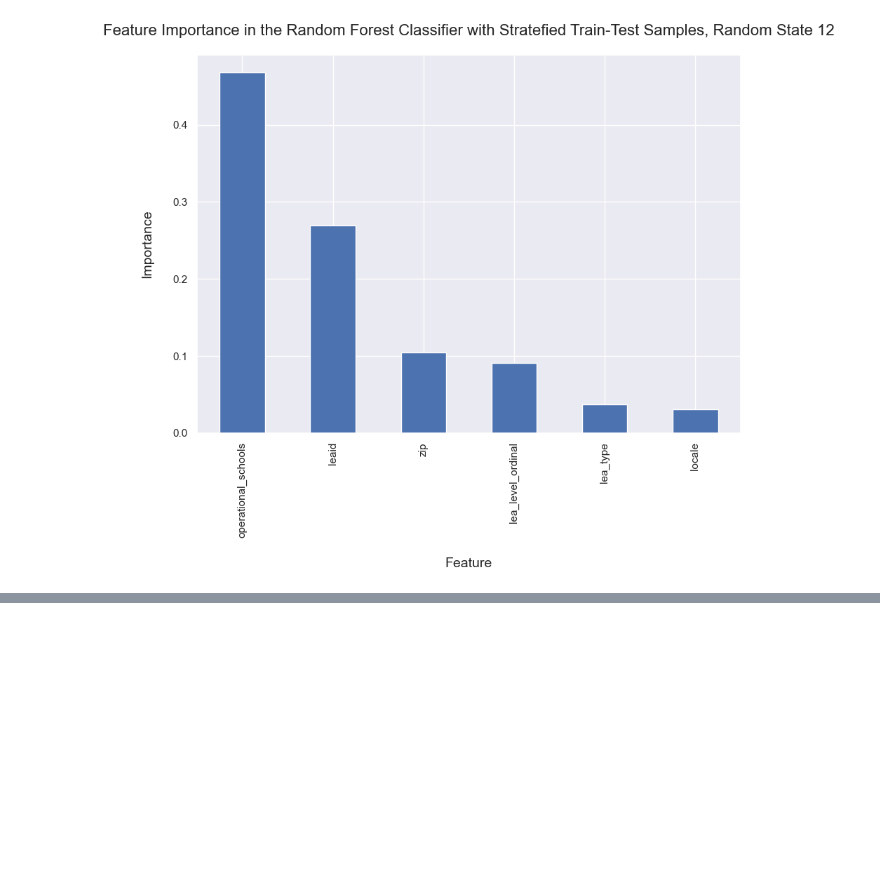
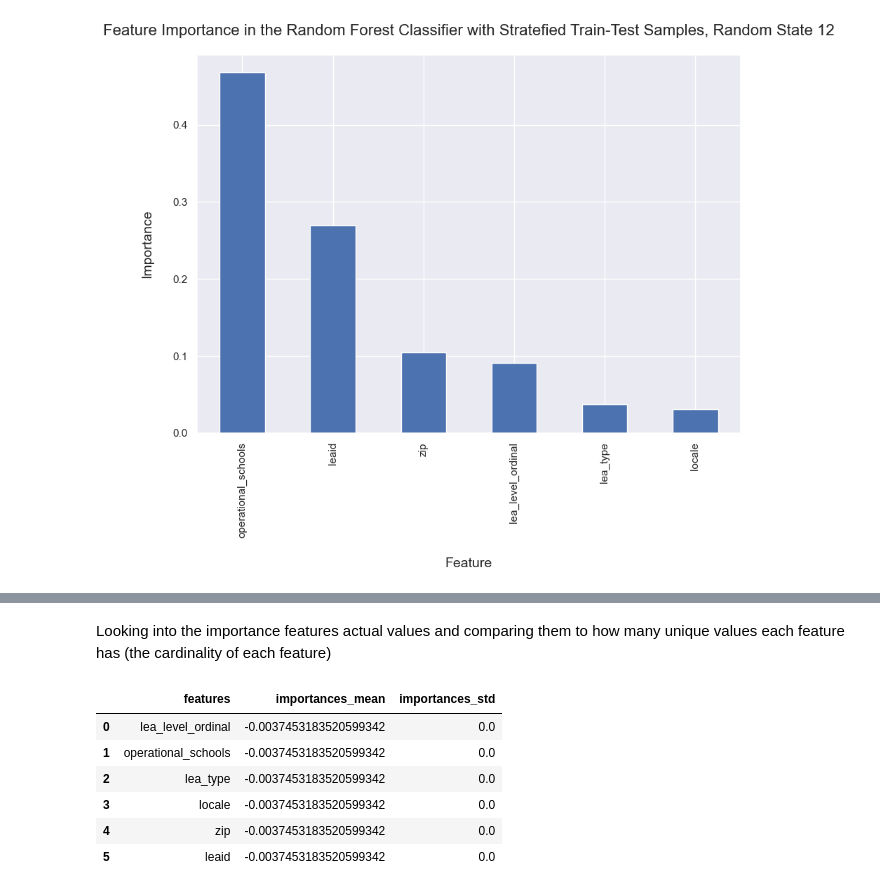
Before and after one commit to emilyslopez/datasci_practice_projects, a Jupyter notebook: predictive_modeling/LEA_predictive_modeling.ipynb, the cells around one changed output, grey strips where cells are left out. Cells and saved outputs as stored; diff of their text form; code cells hidden in the pictures; blank space fills up the shorter version.

```diff
--- a/predictive_modeling/LEA_predictive_modeling.ipynb
+++ b/predictive_modeling/LEA_predictive_modeling.ipynb
@@ -1578,0 +1580,18 @@ In terms of the accuracy evaluation scores, the results seem to be very si
+# %% [markdown]
+Looking into the importance features actual values and comparing them to how many unique values each feature has (the cardinality of each feature)
+# %%
+# Display dataframe with the features sorted descending order by importance
+# for random state 11
+sorted = result_11.importances_mean.argsort()[::-1]
+data11=np.array([list(x.columns[sorted]),[result_11.importances_mean[i] for i in sorted],
+                              [result_11.importances_std[i] for i in sorted]])
+perm_11 = pd.DataFrame(data11.T, columns = ['features','importances_mean', 'importances_std'])
+perm_11
+# %% [output]
+|  | features | importances_mean | importances_std |
+| 0 | lea_level_ordinal | -0.0037453183520599342 | 0.0 |
+| 1 | operational_schools | -0.0037453183520599342 | 0.0 |
+| 2 | lea_type | -0.0037453183520599342 | 0.0 |
+| 3 | locale | -0.0037453183520599342 | 0.0 |
+| 4 | zip | -0.0037453183520599342 | 0.0 |
+| 5 | leaid | -0.0037453183520599342 | 0.0 |
```
Also changed, not shown: parts of 44 cells of this notebook.
